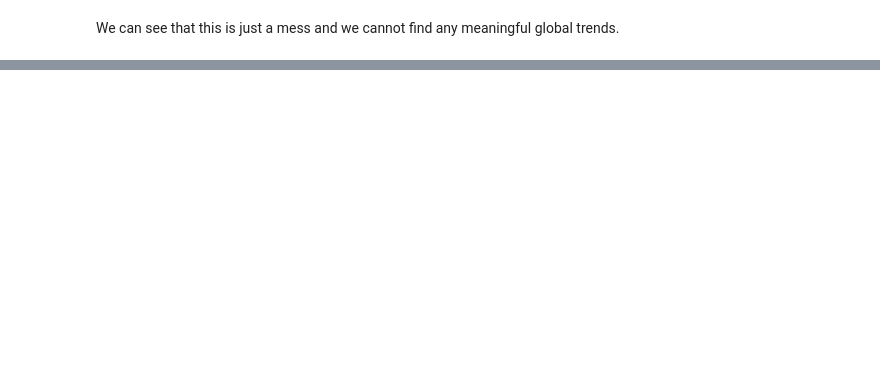
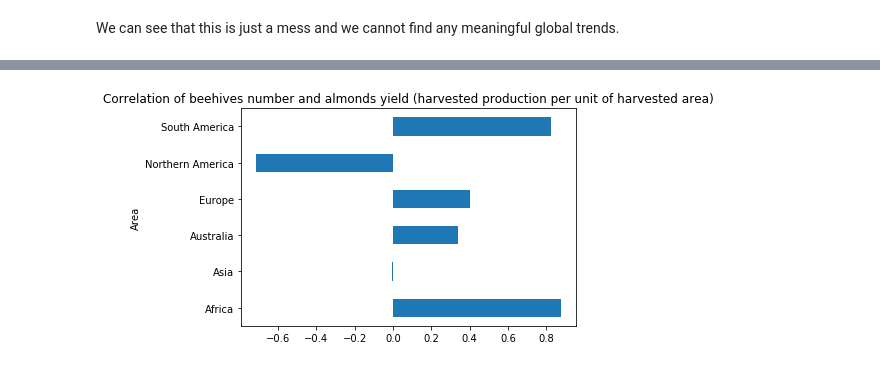
Before and after one commit to caralen/ada-project-faam, a Jupyter notebook: alen.ipynb, the cells around one changed output, grey strips where cells are left out. Cells and saved outputs as stored; diff of their text form; code cells hidden in the pictures; blank space fills up the shorter version.

Commit message:
Correlations of beehives with crops

```diff
--- a/alen.ipynb
+++ b/alen.ipynb
@@ -295,0 +529,2 @@ We can see that this is just a mess and we cannot find any meaningful global tre
+# %%
+correlations = pd.read_pickle('crops_correlations')
@@ -295,0 +551,10 @@ We can see that this is just a mess and we cannot find any meaningful global tre
+# %%
+continents = ['Africa', 'Europe', 'Asia', 'Northern America', 'South America', 'Australia']
+
+cont_corr = correlations.loc[(correlations['Crop'] == 'Almonds, with shell')
+                 & (correlations['Area'].isin(continents)), ['Area', 'Correlation']]
+
+cont_corr.plot.barh(x='Area', y='Correlation', legend=False);
+plt.title('Correlation of beehives number and almonds yield (harvested production per unit of harvested area)');
+# %% [output]
+[figure, added]
```
Also changed, not shown: parts of 25 cells of this notebook, 1 other file.
